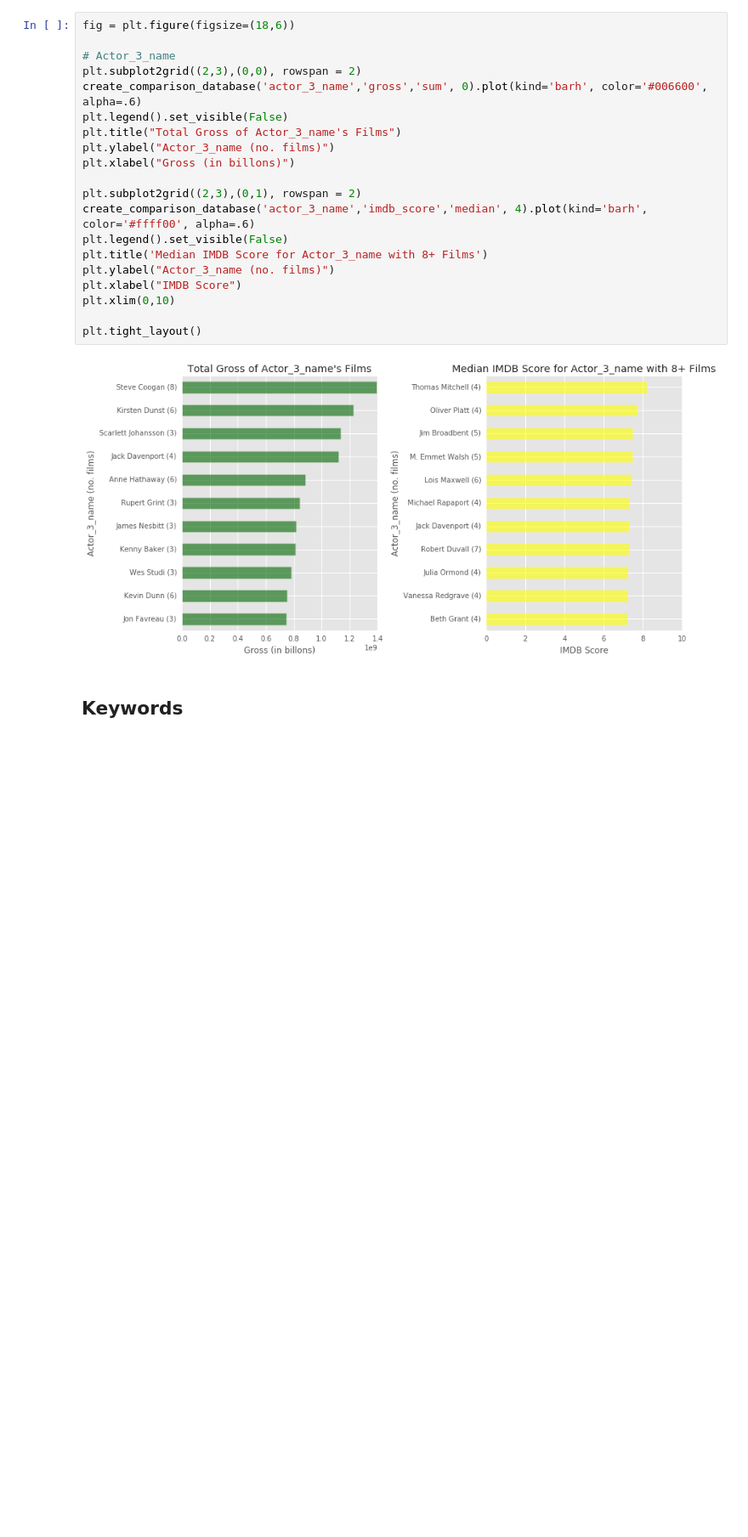
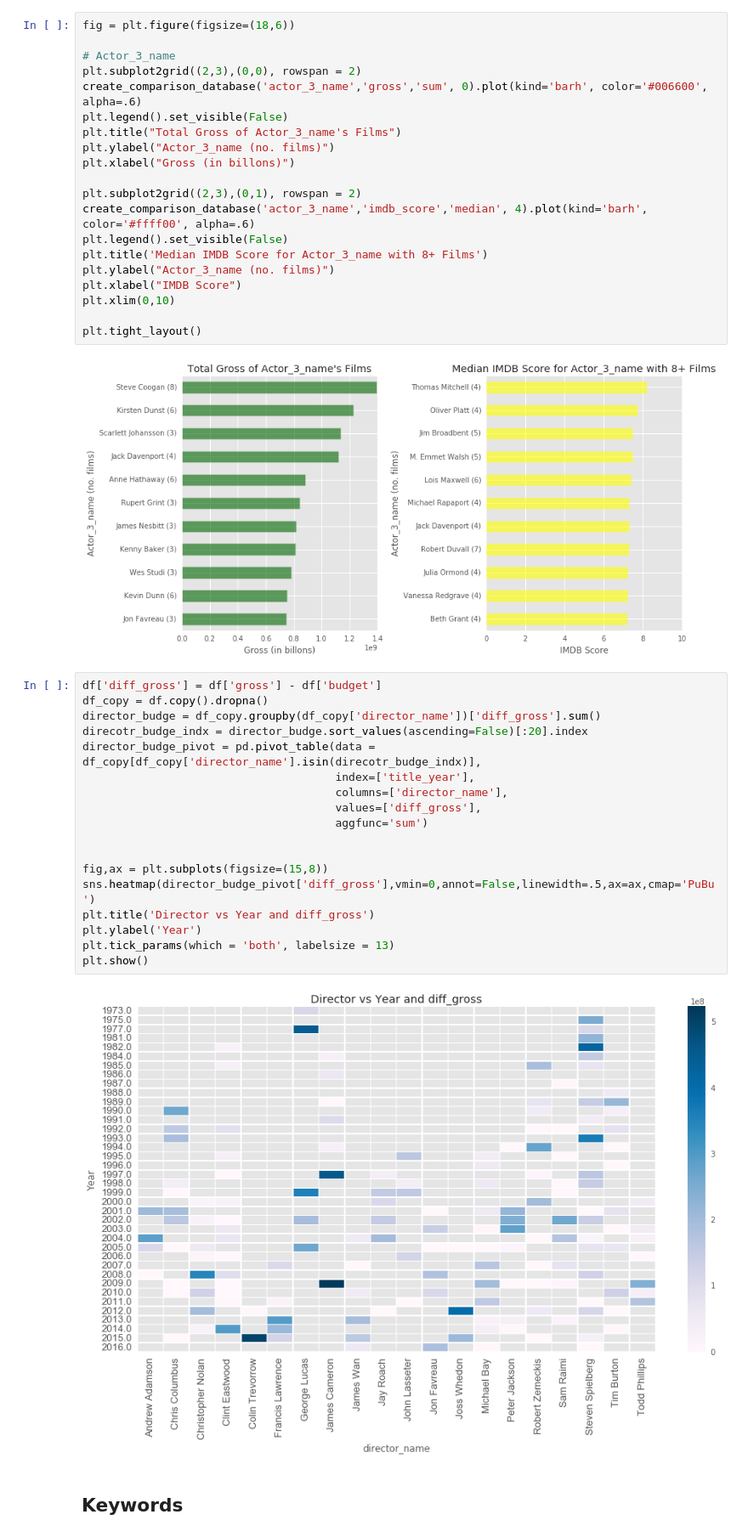
Before and after one commit to phayv/Data-Science-ML-Projects, a Jupyter notebook: Current Project MOVIES/main.ipynb, the cells around one changed output. Shown at 85% size. Cells and saved outputs as stored; diff of their text form; blank space fills up the shorter version.

Commit message:
added money making with directors

```diff
--- a/Current Project MOVIES/main.ipynb
+++ b/Current Project MOVIES/main.ipynb
@@ -242,6 +242,26 @@ plt.xlim(0,10)
 plt.tight_layout()
 # %% [output]
 [figure]
+# %%
+df['diff_gross'] = df['gross'] - df['budget']
+df_copy = df.copy().dropna()
+director_budge = df_copy.groupby(df_copy['director_name'])['diff_gross'].sum()
+direcotr_budge_indx = director_budge.sort_values(ascending=False)[:20].index
+director_budge_pivot = pd.pivot_table(data = df_copy[df_copy['director_name'].isin(direcotr_budge_indx)],
+                                      index=['title_year'],
+                                      columns=['director_name'],
+                                      values=['diff_gross'],
+                                      aggfunc='sum')
+
+
+fig,ax = plt.subplots(figsize=(15,8))
+sns.heatmap(director_budge_pivot['diff_gross'],vmin=0,annot=False,linewidth=.5,ax=ax,cmap='PuBu')
+plt.title('Director vs Year and diff_gross')
+plt.ylabel('Year')
+plt.tick_params(which = 'both', labelsize = 13)
+plt.show()
+# %% [output]
+[figure, added]
 # %% [markdown]
 ## Keywords
 # %%
```
